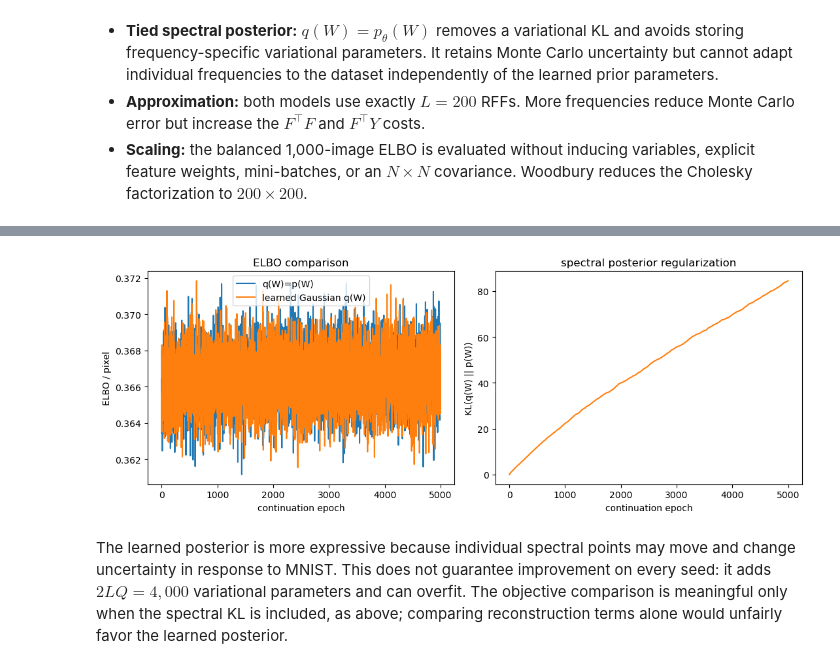
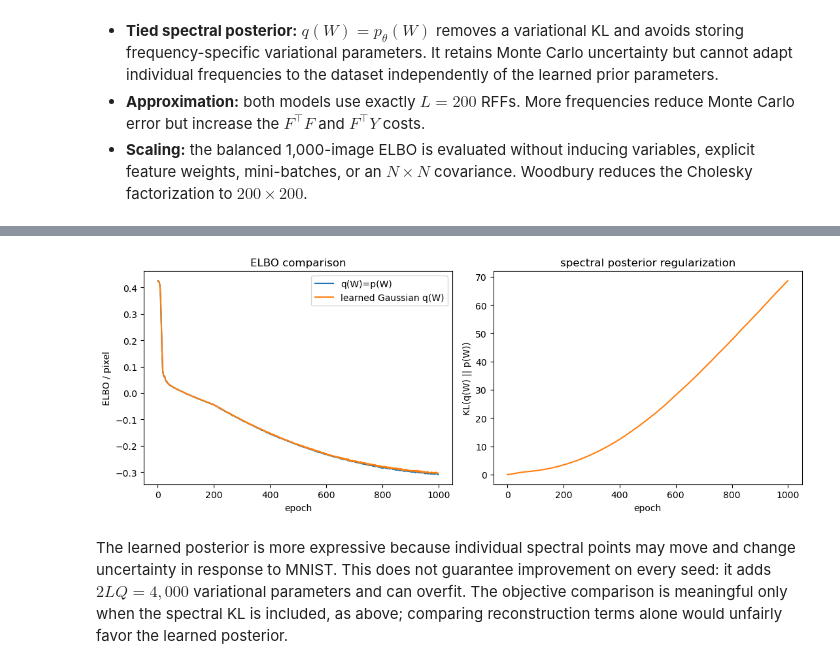
Before and after one commit to OLMOS-PM/GPPS_2026, a Jupyter notebook: gp_gplvm_mnist_demo.ipynb, the cells around one changed output, grey strips where cells are left out. Cells and saved outputs as stored; diff of their text form; code cells hidden in the pictures.

```diff
--- a/gp_gplvm_mnist_demo.ipynb
+++ b/gp_gplvm_mnist_demo.ipynb
@@ -129,13 +129,14 @@ device: cuda
 # %%
 # Shared configuration for every GPLVM variant in this notebook.
 LATENT_DIM = 10
-NUM_FOURIER_SAMPLES = 500
-NUM_EPOCHS = 5000
+NUM_FOURIER_SAMPLES = 200
+NUM_EPOCHS = 1000
 PRINT_EVERY = 100
-N_TSNE_VISUALIZE = 1000
+TSNE_NUM_POINTS = 1000
 
 print(
     f"configuration: Q={LATENT_DIM}, L={NUM_FOURIER_SAMPLES}, "
-    f"epochs={NUM_EPOCHS}, print_every={PRINT_EVERY}"
+    f"epochs={NUM_EPOCHS}, print_every={PRINT_EVERY}, "
+    f"t-SNE points={TSNE_NUM_POINTS}"
 )
 # %% [output]
@@ -571,4 +533,22 @@ KeyboardInterrupt:
 # %%
+# Reuse the already-trained tied q(W)=p(W) RBF model without further optimization.
+tied_w_model = rbf_model
+tied_w_history = rbf_history
+
+# Train the learned-q(W) alternative from scratch, with the same random initialization seed.
+torch.manual_seed(SEED)
+prior_scale = torch.ones(LATENT_DIM, device=device)
+learned_qw_model = AmortizedRFFGPLVM(
+    observed_dim=images.shape[1],
+    latent_dim=LATENT_DIM,
+    num_frequencies=NUM_FOURIER_SAMPLES,
+    spectral_prior=VariationalGaussianSpectralPosterior(NUM_FOURIER_SAMPLES, prior_scale),
+).to(device)
+learned_qw_history = train_model(
+    learned_qw_model, images, epochs=NUM_EPOCHS, learning_rate=2e-3,
+    beta_warmup_epochs=200, print_every=PRINT_EVERY,
+)
+
 z_tied_w = latent_means(tied_w_model, images)
 z_learned_qw = latent_means(learned_qw_model, images)
 z_tied_w_tsne = tsne_projection(z_tied_w[visualization_indices], steps=500, seed=SEED)
@@ -600,14 +591,14 @@ q(W) summary: {'mean_norm': array(4.12880421), 'average_scale': array(0.3630102)
 # %%
 fig, axes = plt.subplots(1, 2, figsize=(11, 4.2))
-axes[0].plot(-np.asarray(tied_w_history.loss), label="q(W)=p(W)")
-axes[0].plot(-np.asarray(learned_qw_history.loss), label="learned Gaussian q(W)")
-axes[0].set(title="ELBO comparison", xlabel="continuation epoch", ylabel="ELBO / pixel")
+axes[0].plot(np.asarray(tied_w_history.loss), label="q(W)=p(W)")
+axes[0].plot(np.asarray(learned_qw_history.loss), label="learned Gaussian q(W)")
+axes[0].set(title="ELBO comparison", xlabel="epoch", ylabel="ELBO / pixel")
 axes[0].legend()
 axes[1].plot(learned_qw_history.kl_w, color="tab:orange")
-axes[1].set(title="spectral posterior regularization", xlabel="continuation epoch", ylabel="KL(q(W) || p(W))")
+axes[1].set(title="spectral posterior regularization", xlabel="epoch", ylabel="KL(q(W) || p(W))")
 plt.tight_layout()
 # %% [output]
-[figure, old version]
+[figure, new version]
 # %% [markdown]
 The learned posterior is more expressive because individual spectral points may move and
 change uncertainty in response to MNIST. This does not guarantee improvement on every seed: it
```
Also changed, not shown: parts of 10 cells of this notebook, 1 other file.
